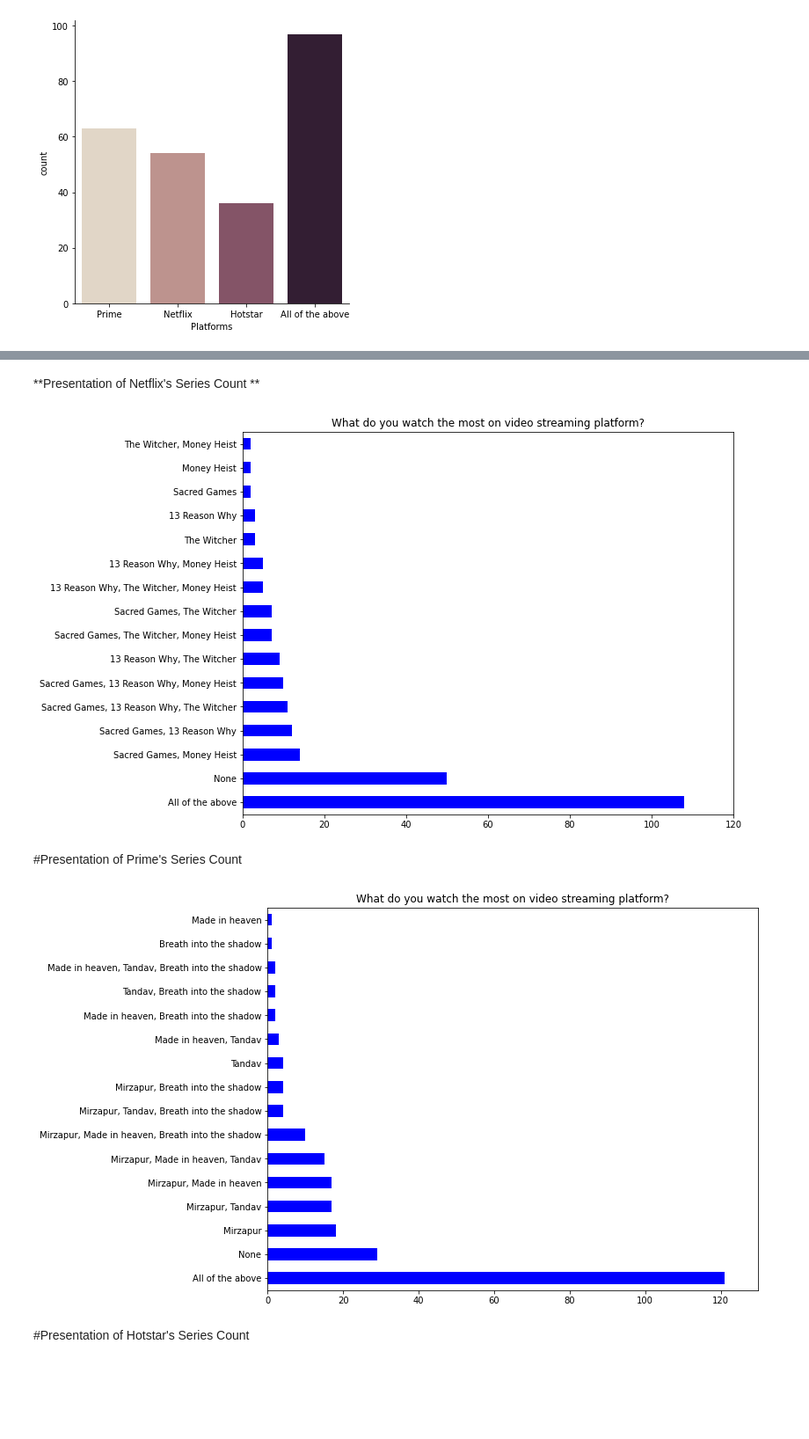
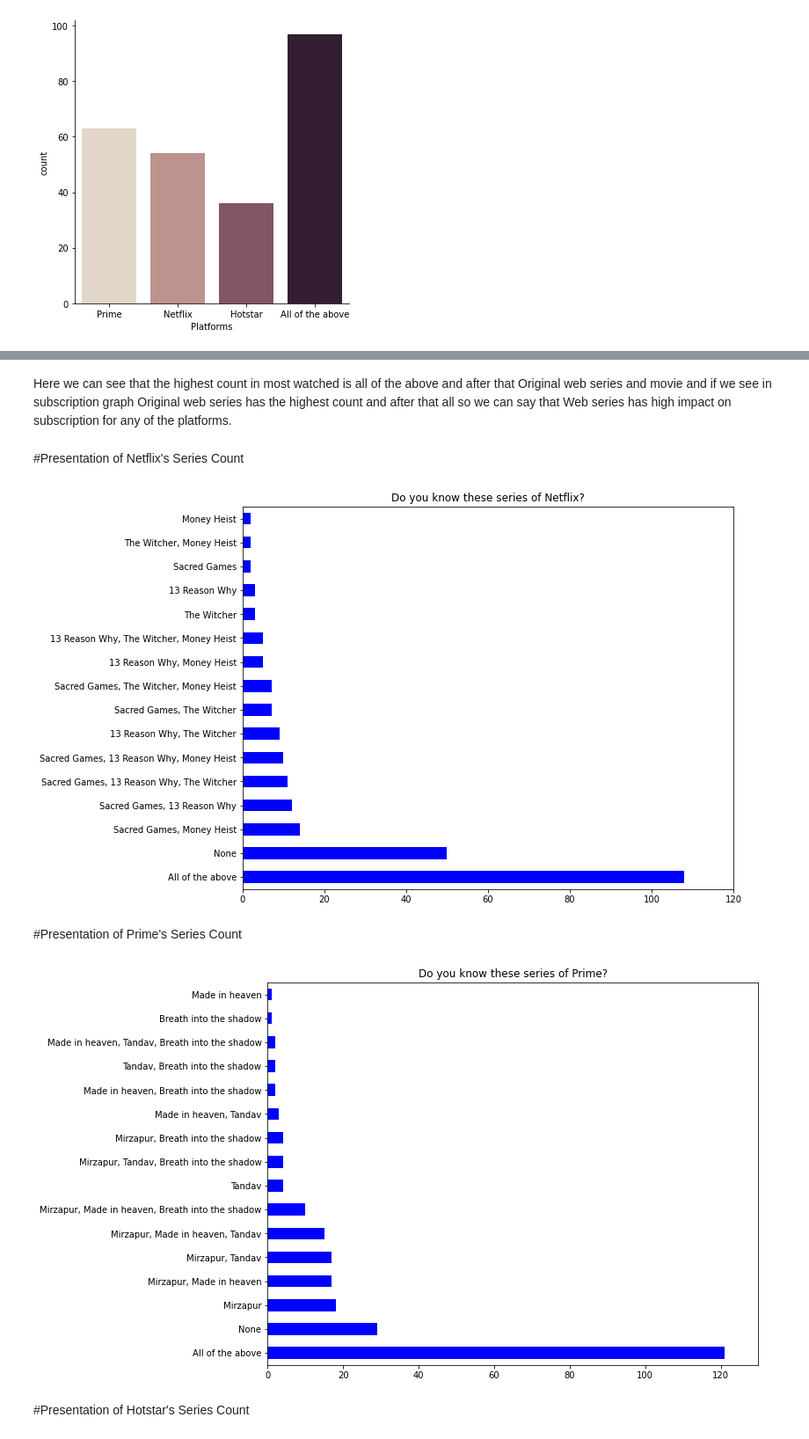
Before and after one commit to snehachauhan/Colab, a Jupyter notebook: Real_data.ipynb, the cells around one changed output, grey strips where cells are left out. Shown: that part at 88% size. Drawn from its saved outputs; the diff is of its cells as text; code cells hidden in the pictures; blank space fills up the shorter version.

```diff
--- a/Real_data.ipynb
+++ b/Real_data.ipynb
@@ -486,21 +493,23 @@ plt.show()
+# %% [markdown]
+Here we can see that the highest count in most watched is all of the above and after that Original web series and movie and if we see in subscription graph Original web series has the highest count and after that all so we can say that Web series has high impact on subscription for any of the platforms.
 # %% [markdown]
-**Presentation of Netflix's Series Count **
+#Presentation of Netflix's Series Count
 # %%
 data['Netflix_OgSeries'].value_counts().plot(kind='barh',figsize=(10,8),color="blue")
-plt.title("What do you watch the most on video streaming platform?")
+plt.title("Do you know these series of Netflix?")
 plt.xlim(0,120)
 plt.show()
 # %% [output]
-[figure, old version]
+[figure, new version]
 # %% [markdown]
 #Presentation of Prime's Series Count
 # %%
 data['Prime_OgSeries'].value_counts().plot(kind='barh',figsize=(10,8),color="blue")
-plt.title("What do you watch the most on video streaming platform?")
+plt.title("Do you know these series of Prime?")
 plt.xlim(0,130)
 plt.show()
 # %% [output]
-[figure, old version]
+[figure, new version]
 # %% [markdown]
 #Presentation of Hotstar's Series Count
 # %%
```
Also changed, not shown: parts of 41 cells of this notebook.
